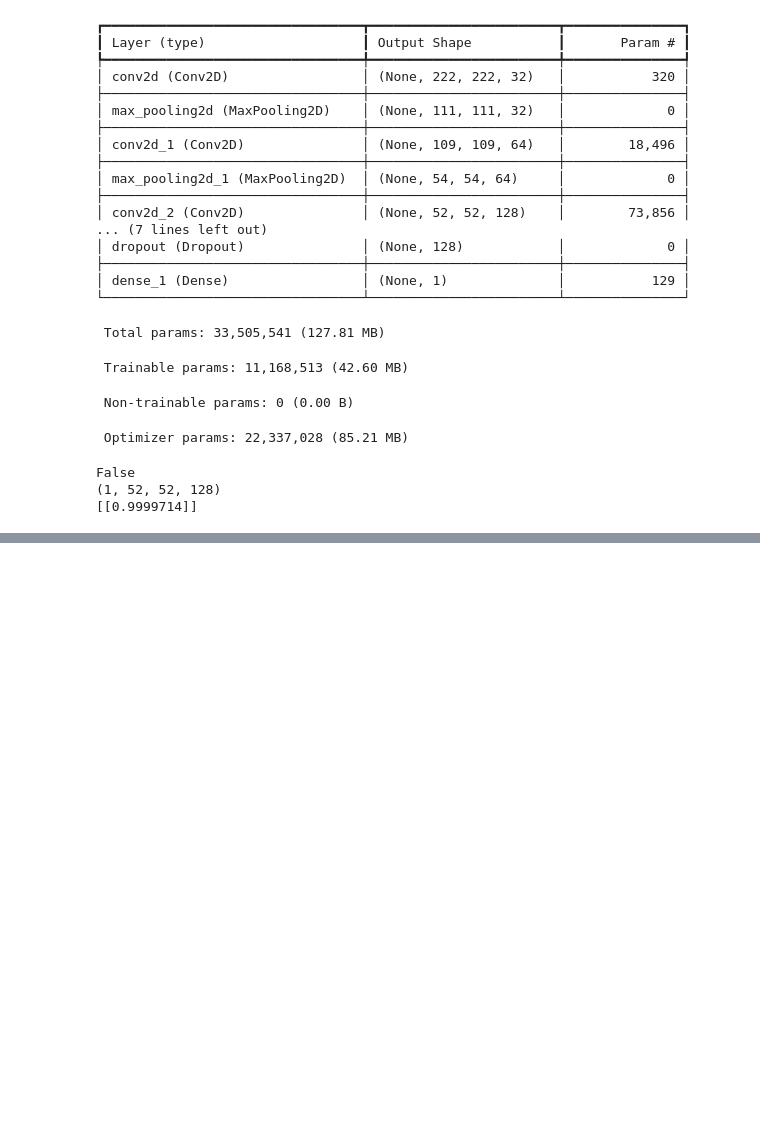
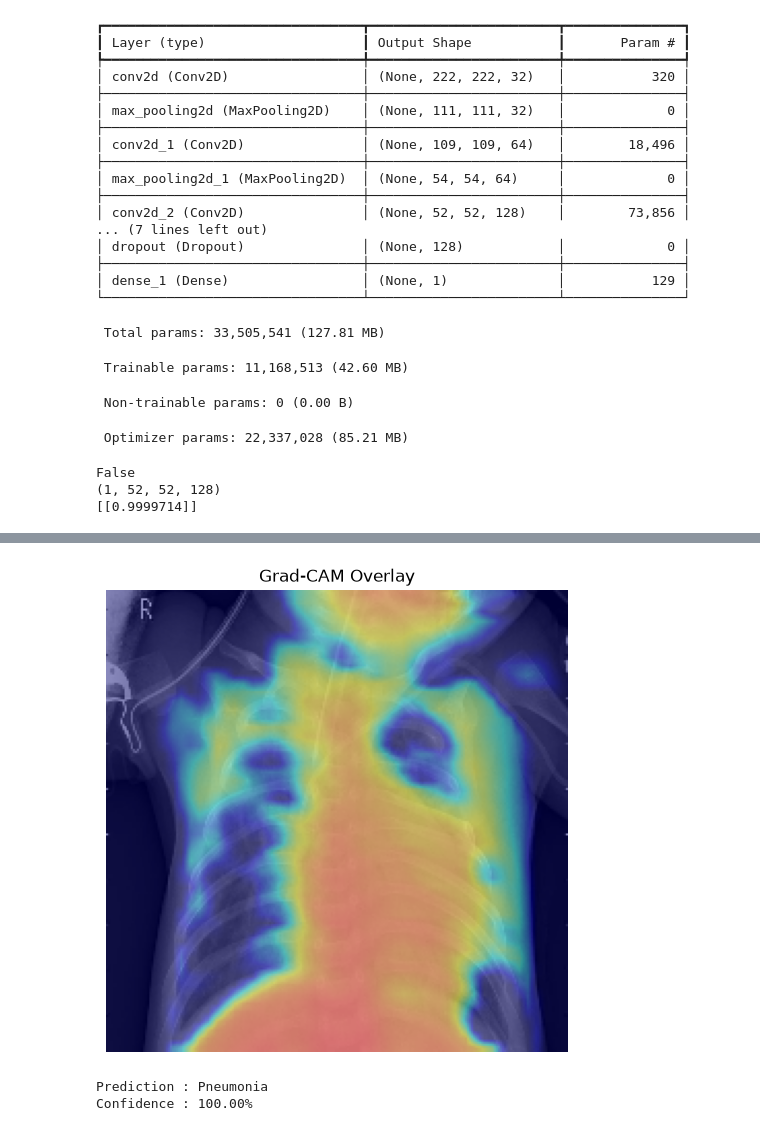
Before and after one commit to suhani2112/medical-image-classification-xai, a Jupyter notebook: notebooks/03_gradcam_explainability.ipynb, the cells around one changed output, grey strips where cells are left out. Cells and saved outputs as stored; diff of their text form; code cells hidden in the pictures; blank space fills up the shorter version.

Commit message:
Fix prediction pipeline and ignore model files

```diff
--- a/notebooks/03_gradcam_explainability.ipynb
+++ b/notebooks/03_gradcam_explainability.ipynb
@@ -221,0 +210,33 @@ False
+# %%
+original_resized = cv2.resize(original_image, (224, 224))
+
+superimposed_image = cv2.addWeighted(
+    original_resized,
+    0.6,
+    colored_heatmap,
+    0.4,
+    0
+)
+
+plt.figure(figsize=(6,6))
+plt.imshow(superimposed_image)
+plt.title("Grad-CAM Overlay")
+plt.axis("off")
+plt.show()
+# %% [output]
+[figure, added]
+# %%
+confidence = float(predictions.numpy()[0][0])
+
+if confidence>0.5:
+    predicted_label = "Pneumonia"
+    confidence_percent = confidence * 100
+else:
+    predicted_label = "Normal"
+    confidence_percent = (1-confidence)*100
+
+print(f"Prediction : {predicted_label}")
+print(f"Confidence : {confidence_percent:.2f}%")
+# %% [output]
+Prediction : Pneumonia
+Confidence : 100.00%
```
Also changed, not shown: parts of 18 cells of this notebook, 6 other files.
